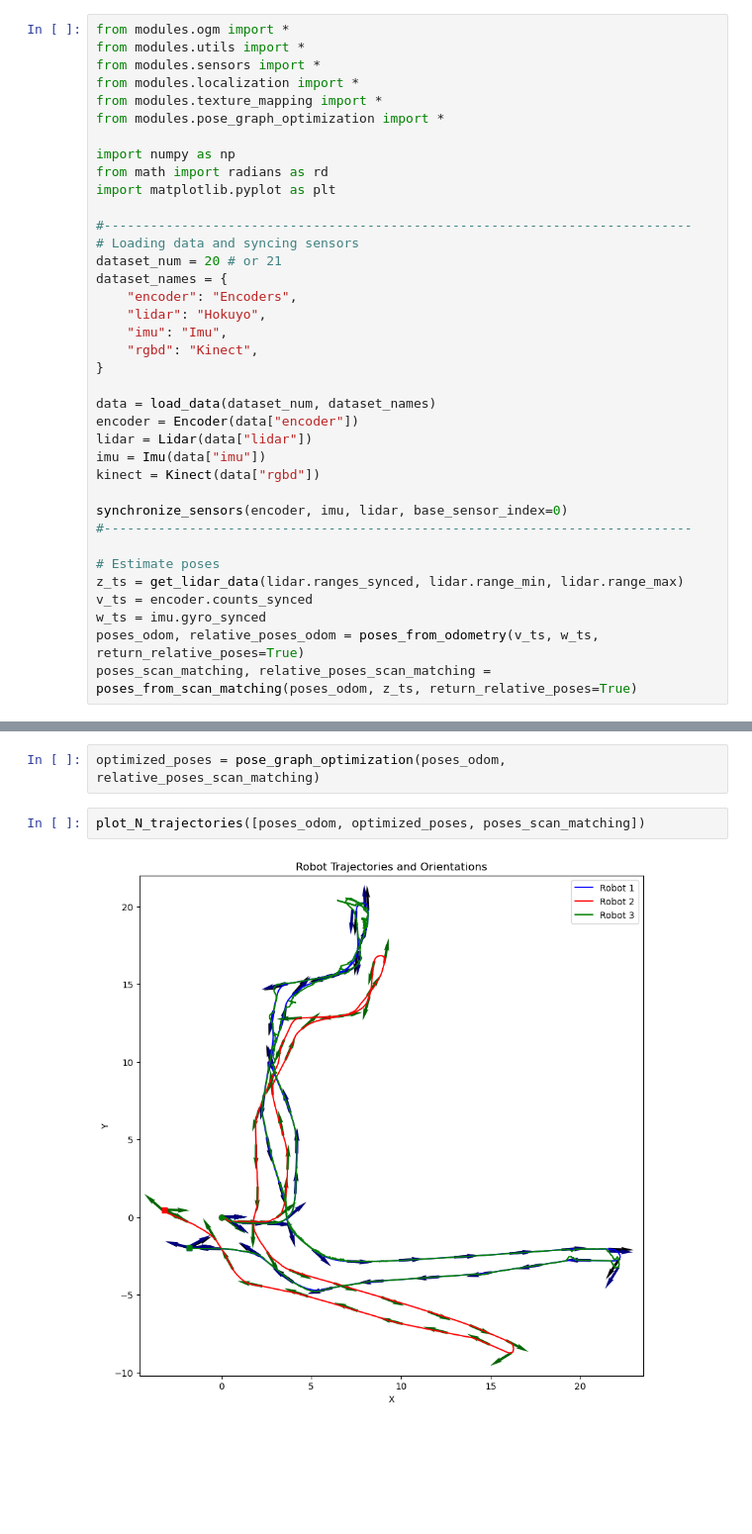
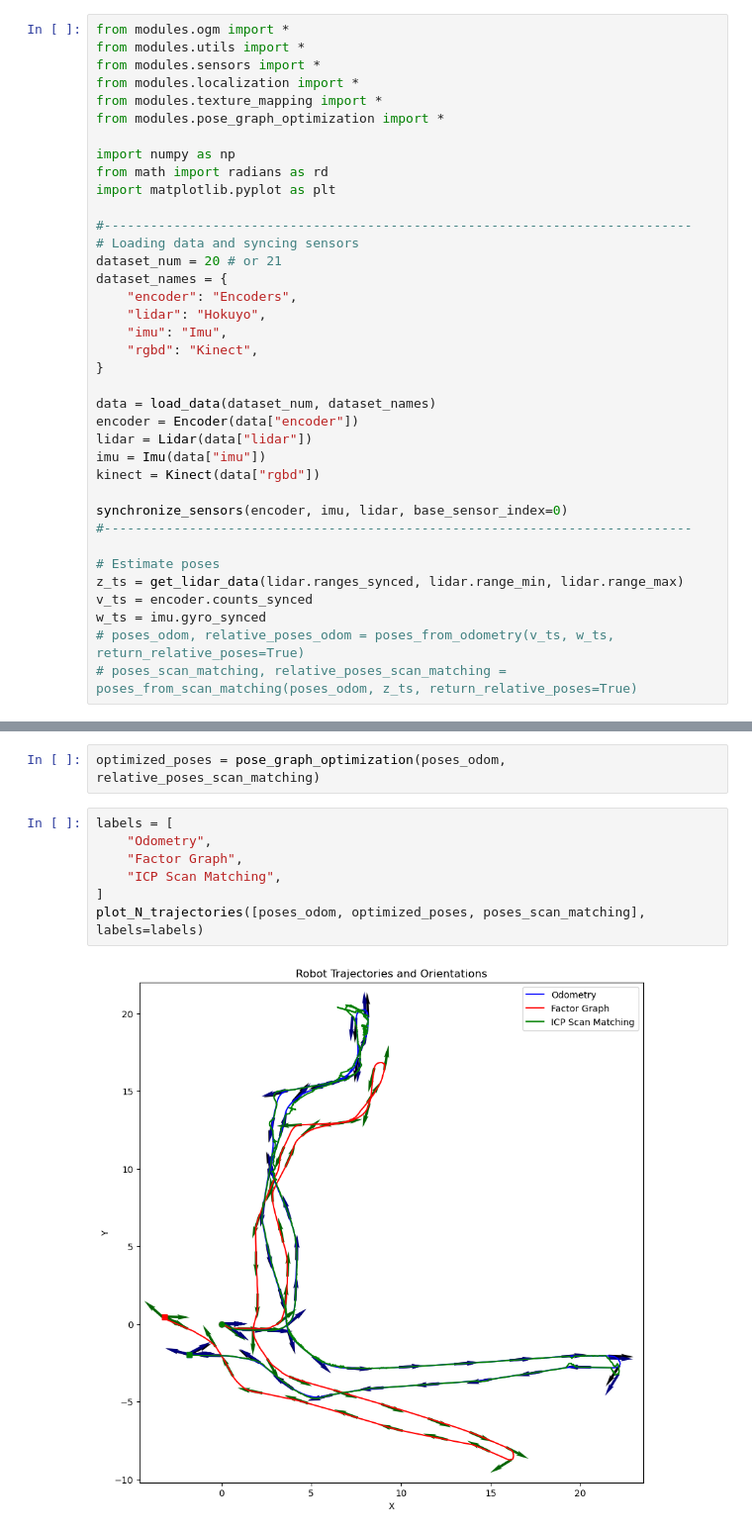
Before and after one commit to fadli0029/LiDAR-SLAM, a Jupyter notebook: v7.ipynb, the cells around one changed output, grey strips where cells are left out. Shown at 99% size. Drawn from its saved outputs; the diff is of its cells as text; blank space fills up the shorter version.

Commit message:
[ADD] pose graph optimization

```diff
--- a/v7.ipynb
+++ b/v7.ipynb
@@ -40,5 +43,5 @@ synchronize_sensors(encoder, imu, lidar, base_sensor_index=0)
 z_ts = get_lidar_data(lidar.ranges_synced, lidar.range_min, lidar.range_max)
 v_ts = encoder.counts_synced
 w_ts = imu.gyro_synced
-poses_odom, relative_poses_odom = poses_from_odometry(v_ts, w_ts, return_relative_poses=True)
-poses_scan_matching, relative_poses_scan_matching = poses_from_scan_matching(poses_odom, z_ts, return_relative_poses=True)
+# poses_odom, relative_poses_odom = poses_from_odometry(v_ts, w_ts, return_relative_poses=True)
+# poses_scan_matching, relative_poses_scan_matching = poses_from_scan_matching(poses_odom, z_ts, return_relative_poses=True)
@@ -57,7 +56,12 @@ relative_poses_scan_matching = load_numpy("relative_poses_scan_matching.npy")
 # %%
 optimized_poses = pose_graph_optimization(poses_odom, relative_poses_scan_matching)
 # %%
-plot_N_trajectories([poses_odom, optimized_poses, poses_scan_matching])
+labels = [
+    "Odometry",
+    "Factor Graph",
+    "ICP Scan Matching",
+]
+plot_N_trajectories([poses_odom, optimized_poses, poses_scan_matching], labels=labels)
 # %% [output]
-[figure, old version]
+[figure, new version]
 # %%
```
Also changed, not shown: parts of 7 cells of this notebook, 8 other files.
